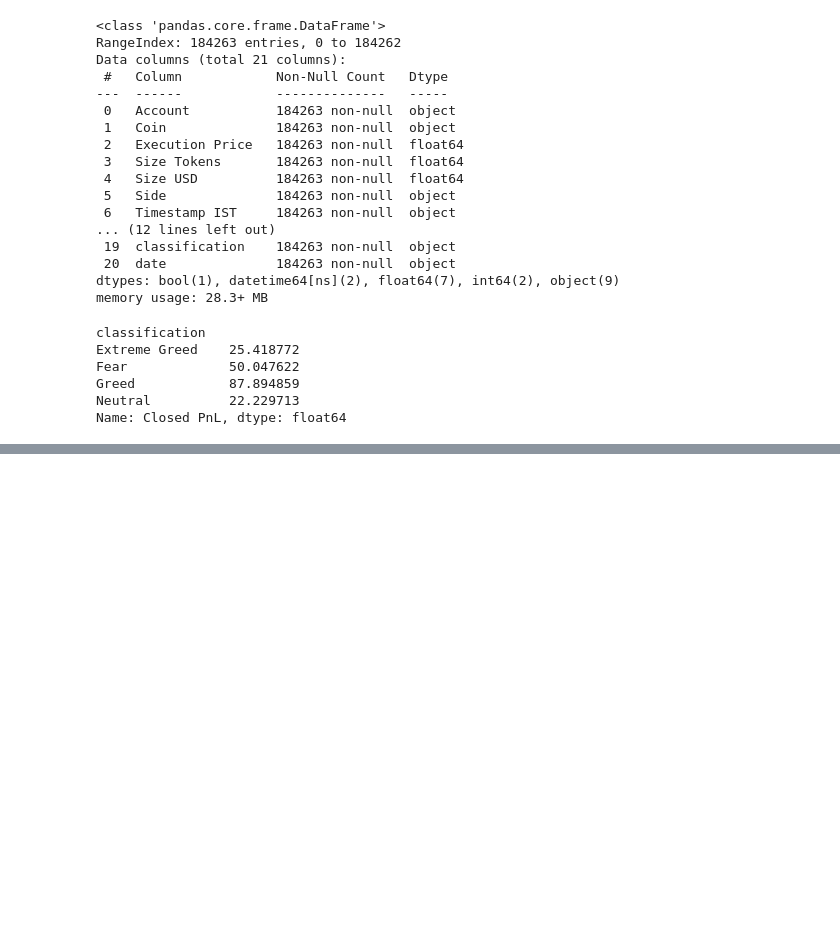
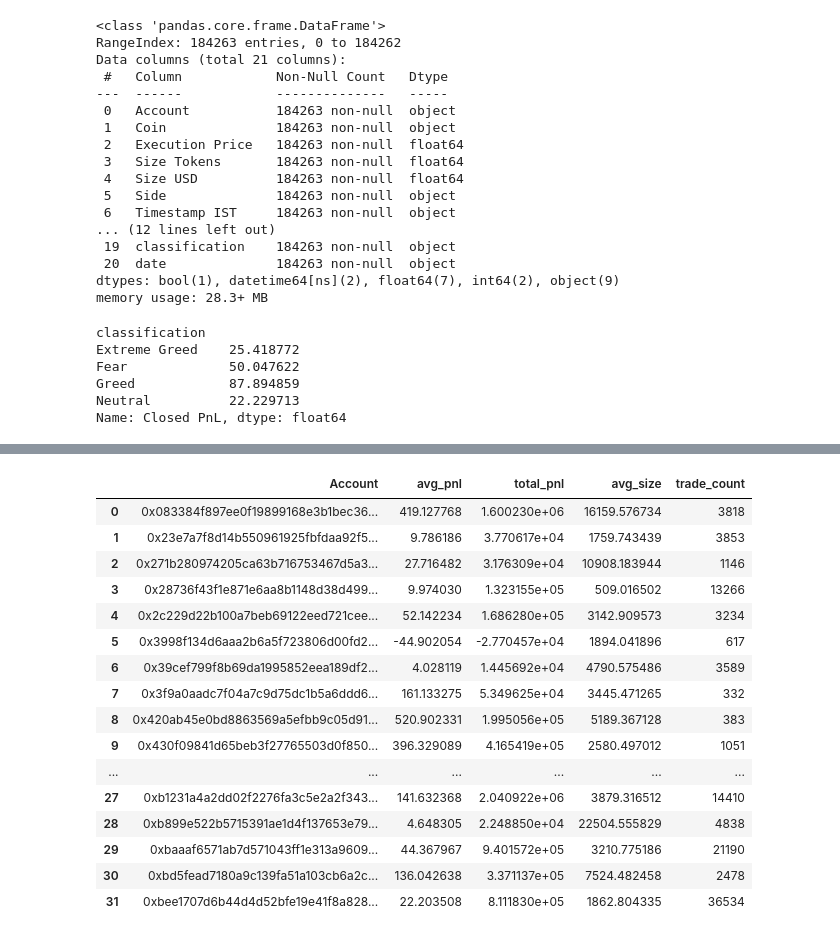
Before and after one commit to Sahibpreet-singh/Data-insight, a Jupyter notebook: main.ipynb, the cells around one changed output, grey strips where cells are left out. Cells and saved outputs as stored; diff of their text form; code cells hidden in the pictures; blank space fills up the shorter version.

```diff
--- a/main.ipynb
+++ b/main.ipynb
@@ -93,0 +170,31 @@ Name: Closed PnL, dtype: float64
+# %%
+trader_features=merge_df.groupby(
+    "Account"
+).agg(
+        avg_pnl=("Closed PnL","mean"),
+        total_pnl=("Closed PnL","sum"),
+        avg_size=("Size USD","mean"),
+        trade_count=("Account","count")
+
+
+).reset_index()
+# %%
+trader_features.head(35)
+# %% [output]
+|  | Account | avg_pnl | total_pnl | avg_size | trade_count |
+| 0 | 0x083384f897ee0f19899168e3b1bec36... | 419.127768 | 1.600230e+06 | 16159.576734 | 3818 |
+| 1 | 0x23e7a7f8d14b550961925fbfdaa92f5... | 9.786186 | 3.770617e+04 | 1759.743439 | 3853 |
+| 2 | 0x271b280974205ca63b716753467d5a3... | 27.716482 | 3.176309e+04 | 10908.183944 | 1146 |
+| 3 | 0x28736f43f1e871e6aa8b1148d38d499... | 9.974030 | 1.323155e+05 | 509.016502 | 13266 |
+| 4 | 0x2c229d22b100a7beb69122eed721cee... | 52.142234 | 1.686280e+05 | 3142.909573 | 3234 |
+| 5 | 0x3998f134d6aaa2b6a5f723806d00fd2... | -44.902054 | -2.770457e+04 | 1894.041896 | 617 |
+| 6 | 0x39cef799f8b69da1995852eea189df2... | 4.028119 | 1.445692e+04 | 4790.575486 | 3589 |
+| 7 | 0x3f9a0aadc7f04a7c9d75dc1b5a6ddd6... | 161.133275 | 5.349625e+04 | 3445.471265 | 332 |
+| 8 | 0x420ab45e0bd8863569a5efbb9c05d91... | 520.902331 | 1.995056e+05 | 5189.367128 | 383 |
+| 9 | 0x430f09841d65beb3f27765503d0f850... | 396.329089 | 4.165419e+05 | 2580.497012 | 1051 |
+| ... | ... | ... | ... | ... | ... |
+| 27 | 0xb1231a4a2dd02f2276fa3c5e2a2f343... | 141.632368 | 2.040922e+06 | 3879.316512 | 14410 |
+| 28 | 0xb899e522b5715391ae1d4f137653e79... | 4.648305 | 2.248850e+04 | 22504.555829 | 4838 |
+| 29 | 0xbaaaf6571ab7d571043ff1e313a9609... | 44.367967 | 9.401572e+05 | 3210.775186 | 21190 |
+| 30 | 0xbd5fead7180a9c139fa51a103cb6a2c... | 136.042638 | 3.371137e+05 | 7524.482458 | 2478 |
+| 31 | 0xbee1707d6b44d4d52bfe19e41f8a828... | 22.203508 | 8.111830e+05 | 1862.804335 | 36534 |
```
Also changed, not shown: parts of 22 cells of this notebook.
